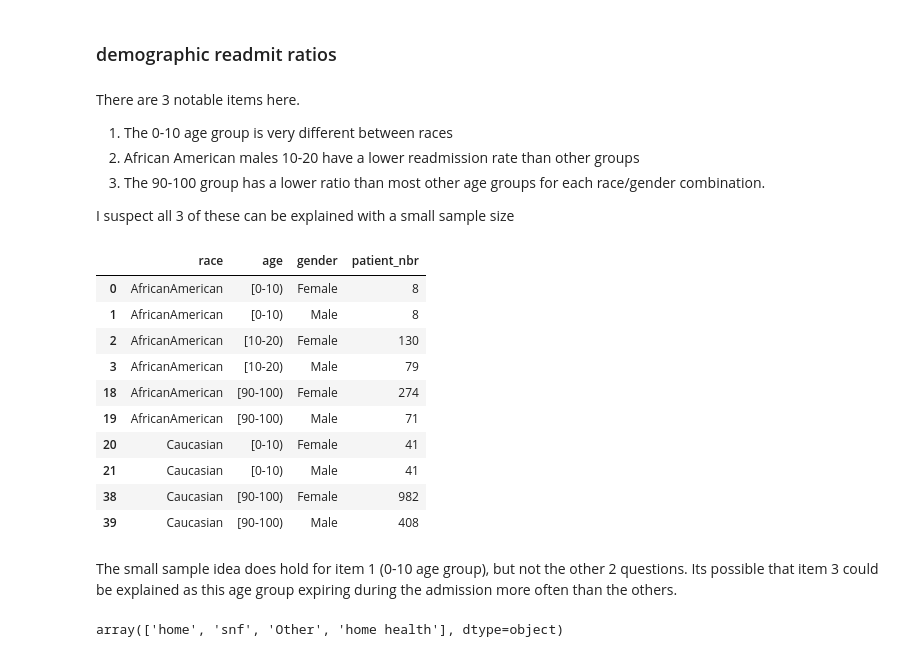
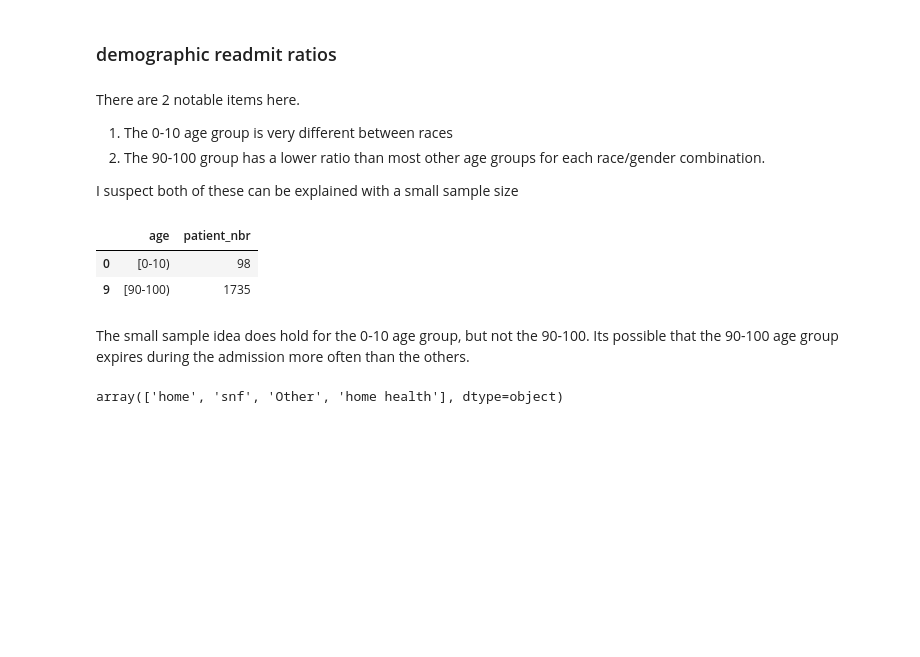
Before and after one commit to ashbyj/PredictingReadmissions, a Jupyter notebook: notebooks/2-ja-eda.ipynb, the cells around one changed output. Drawn from its saved outputs; the diff is of its cells as text; code cells hidden in the pictures; blank space fills up the shorter version.

```diff
--- a/notebooks/2-ja-eda.ipynb
+++ b/notebooks/2-ja-eda.ipynb
@@ -160,34 +160,22 @@ plt.show()
 # %% [markdown]
 ### demographic readmit ratios <a id='demo_rat'></a>
 # %% [markdown]
-There are 3 notable items here.
+There are 2 notable items here.
 1. The 0-10 age group is very different between races
-2. African American males 10-20 have a lower readmission rate than other groups
 3. The 90-100 group has a lower ratio than most other age groups for each race/gender combination.
 
-I suspect all 3 of these can be explained with a small sample size
+I suspect both of these can be explained with a small sample size
 # %%
-demographic_counts = twoRace.groupby(['race','age','gender'])['patient_nbr'].count()
+demographic_counts = twoRace.groupby(['age'])['patient_nbr'].count()
 demographic_counts = demographic_counts.to_frame().reset_index()
 demographic_counts[(demographic_counts['age'] == '[0-10)') |
-                   (demographic_counts['age'] == '[90-100)') |
-                   ((demographic_counts['age'] == '[10-20)') &
-                    (demographic_counts['race'] == 'AfricanAmerican')
-                   )]
+                   (demographic_counts['age'] == '[90-100)')]
 # %% [output]
-|  | race | age | gender | patient_nbr |
-| 0 | AfricanAmerican | [0-10) | Female | 8 |
-| 1 | AfricanAmerican | [0-10) | Male | 8 |
-| 2 | AfricanAmerican | [10-20) | Female | 130 |
-| 3 | AfricanAmerican | [10-20) | Male | 79 |
-| 18 | AfricanAmerican | [90-100) | Female | 274 |
-| 19 | AfricanAmerican | [90-100) | Male | 71 |
-| 20 | Caucasian | [0-10) | Female | 41 |
-| 21 | Caucasian | [0-10) | Male | 41 |
-| 38 | Caucasian | [90-100) | Female | 982 |
-| 39 | Caucasian | [90-100) | Male | 408 |
+|  | age | patient_nbr |
+| 0 | [0-10) | 98 |
+| 9 | [90-100) | 1735 |
 # %% [markdown]
-The small sample idea does hold for item 1 (0-10 age group), but not the other 2 questions.  Its possible that item 3 could be explained as this age group expiring during the admission more often than the others.
+The small sample idea does hold for the 0-10 age group, but not the 90-100.  Its possible that the 90-100 age group expires during the admission more often than the others.
 # %%
 twoRace['discharge_disposition_id'].unique()
 # %% [output]
```
Also changed, not shown: parts of 4 cells of this notebook, 2 other files.
